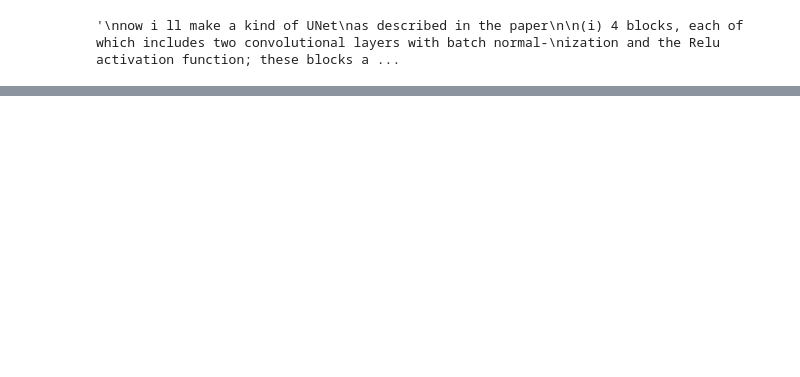
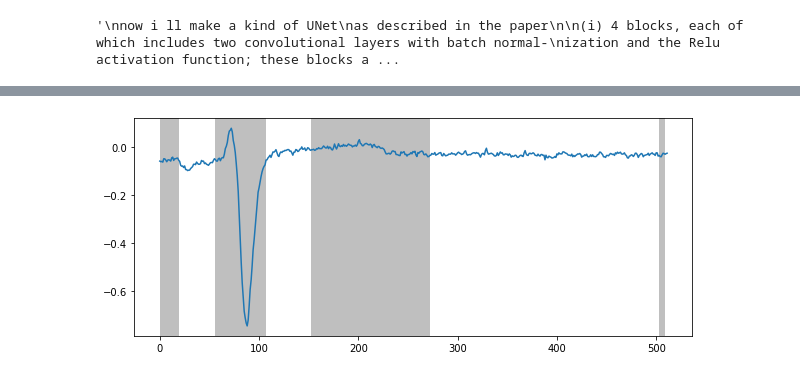
Before and after one commit to byschii/ecg-segmentation, a Jupyter notebook: unet_for_ecg.ipynb, the cells around one changed output, grey strips where cells are left out. Saved outputs shown, nothing was run; the diff lists cells and outputs as text; code cells hidden in the pictures; blank space fills up the shorter version.

```diff
--- a/unet_for_ecg.ipynb
+++ b/unet_for_ecg.ipynb
@@ -541,0 +561,14 @@ array([1, 2, 2, 2, 0, 2, 2, 2, 2, 2, 2, 2, 2, 2, 2, 2, 2, 2, 2, 0, 0, 0,
+# %%
+# calc timesteps for real category
+deriv = predicted_categories - np.concatenate([predicted_categories[1:] , np.array([0])])
+time_steps = np.nonzero(deriv)[0]
+if len(time_steps) % 2 != 0:
+    time_steps = np.concatenate([time_steps, np.array([len(signal) - 1])])
+
+# plot the signal
+plt.figure(figsize=(10, 4))
+plt.plot(signal)
+for b,e in grouped(time_steps, 2):
+    plt.axvspan(b, e, facecolor='0.5', alpha=0.5)
+# %% [output]
+[figure, added]
```
Also changed, not shown: parts of 15 cells of this notebook.
